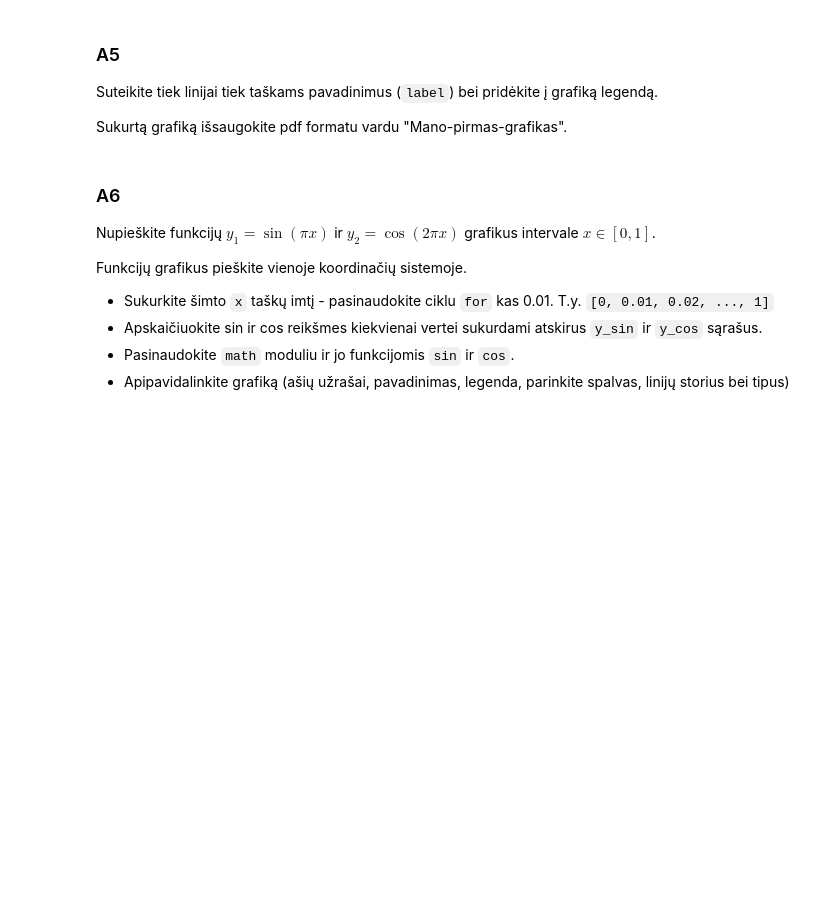
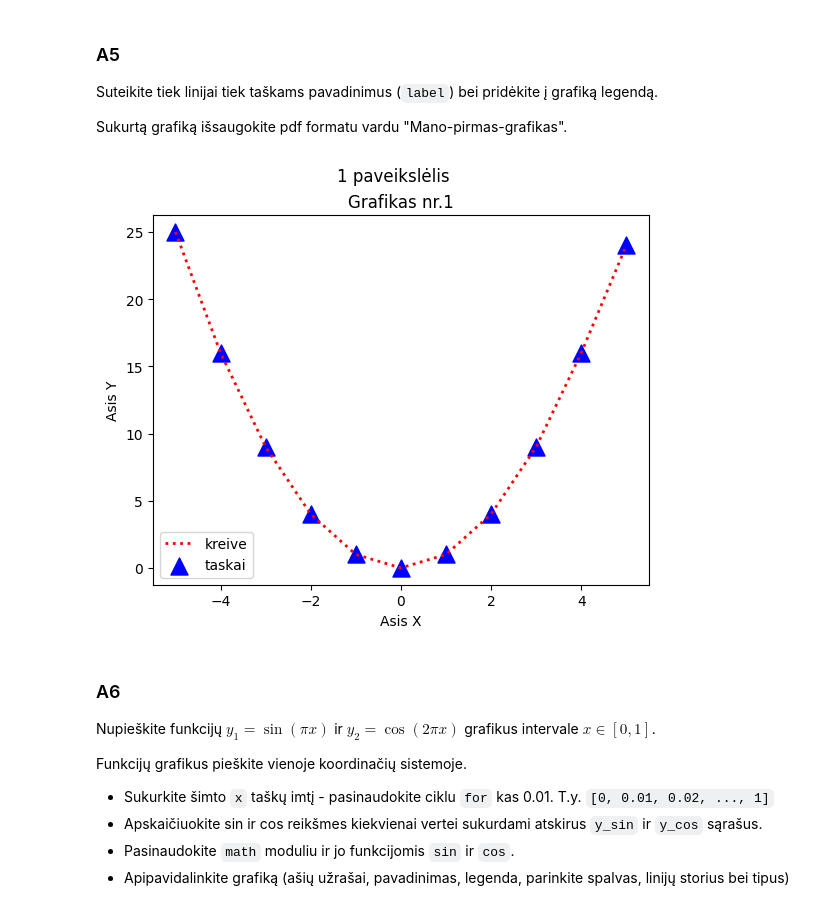
Before and after one commit to IevaRadaviciute/obsidian-translations, a Jupyter notebook: Python_Lab_9.ipynb, the cells around one changed output. Saved outputs shown, nothing was run; the diff lists cells and outputs as text; code cells hidden in the pictures; blank space fills up the shorter version.

```diff
--- a/Python_Lab_9.ipynb
+++ b/Python_Lab_9.ipynb
@@ -67,6 +96,17 @@ Papildykite trečios užduotis sprendinį:
 Suteikite tiek linijai tiek taškams pavadinimus (`label`) bei pridėkite į grafiką legendą.
 
 Sukurtą grafiką išsaugokite pdf formatu vardu "Mano-pirmas-grafikas".
+# %%
+fig, ax = plt.subplots()                                            #nurodo "canvas"
+ax.plot(x, y, color="red", lw=2, ls = "dotted", label="kreive")     #sukuria kreivę
+ax.scatter(x, y, color="blue", s=150, marker="^", label="taskai")   #sukuria taškus
+fig.suptitle("1 paveikslėlis")                                      #sukuria paveikslėlio pavadinimą
+ax.set(title="Grafikas nr.1", xlabel="Asis X", ylabel="Asis Y")     #sukuria ašių pavadinimus
+ax.legend()                                                         #sukuria legendą
+fig.savefig("Mano-pirmas-grafikas.pdf")                             #išsaugo kaip .pdf
+plt.show()
+# %% [output]
+[figure, added]
 # %% [markdown]
 ### A6
 
```
Also changed, not shown: parts of 11 cells of this notebook.
